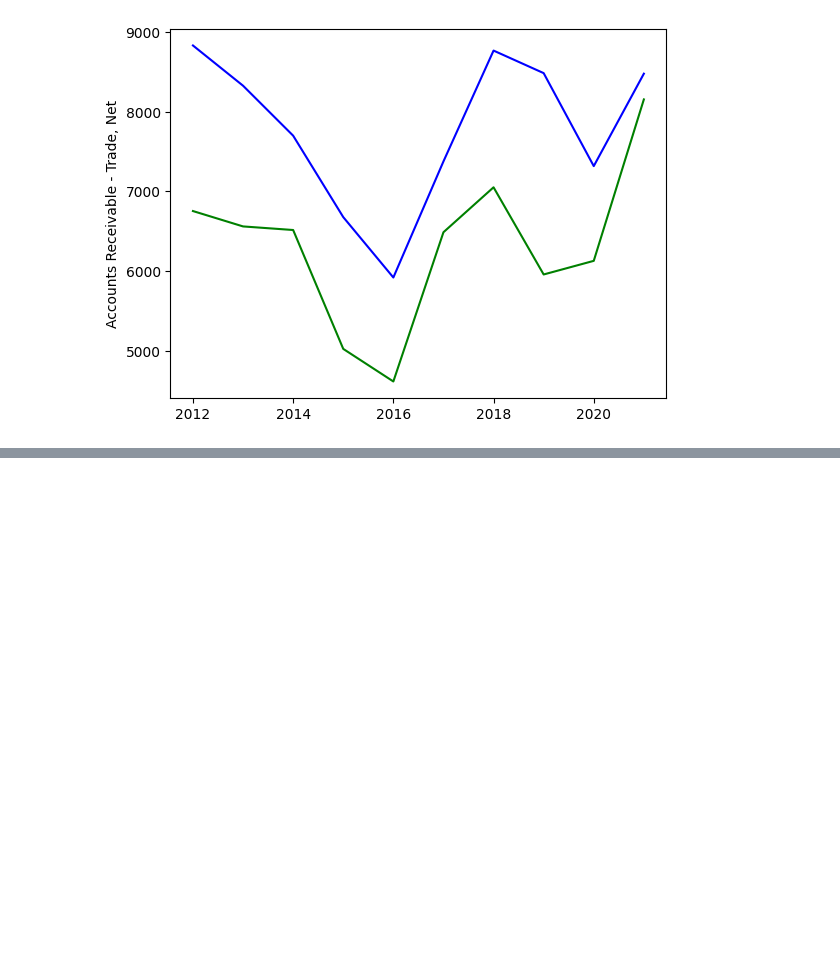
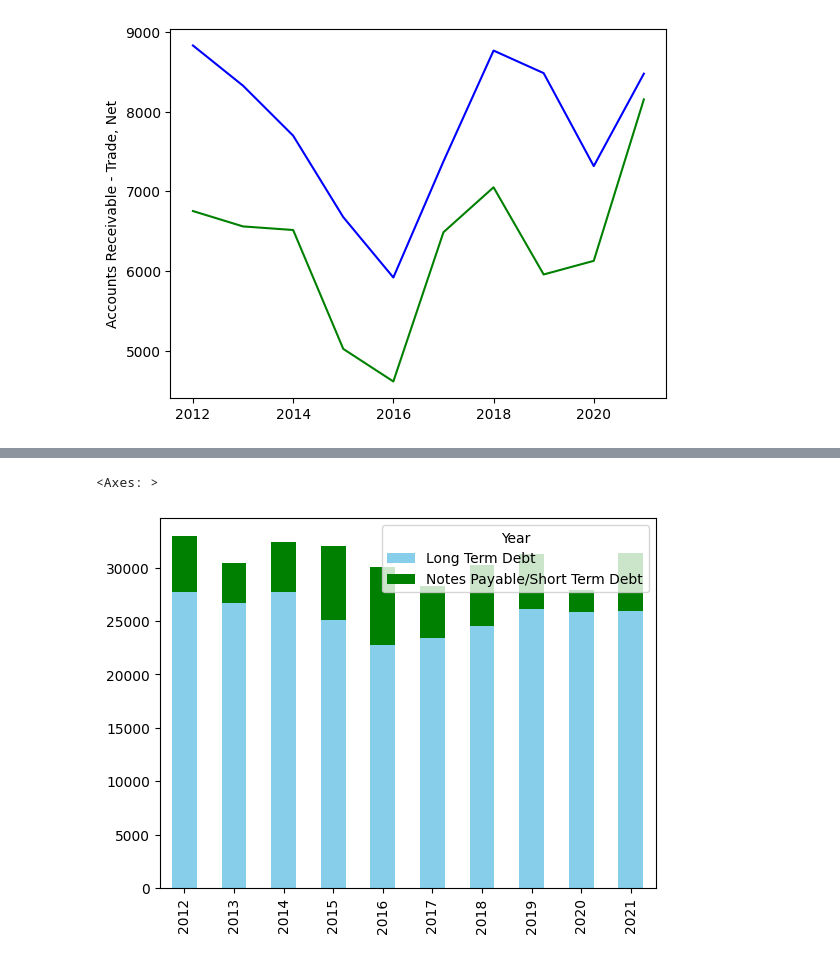
Before and after one commit to Javadht/apple_finance, a Jupyter notebook: apple finance.ipynb, the cells around one changed output, grey strips where cells are left out. Drawn from its saved outputs; the diff is of its cells as text; code cells hidden in the pictures; blank space fills up the shorter version.

```diff
--- a/apple finance.ipynb
+++ b/apple finance.ipynb
@@ -157,0 +140,6 @@ sns.lineplot(y=dt["Accounts Payable"], x=dt.index, color="green")
+# %%
+debts = dt[["Long Term Debt", "Notes Payable/Short Term Debt"]]
+debts.plot(kind='bar', stacked=True, color=['skyblue', 'green'])
+# %% [output]
+<Axes: >
+[figure, added]
```
Also changed, not shown: parts of 3 cells of this notebook.
